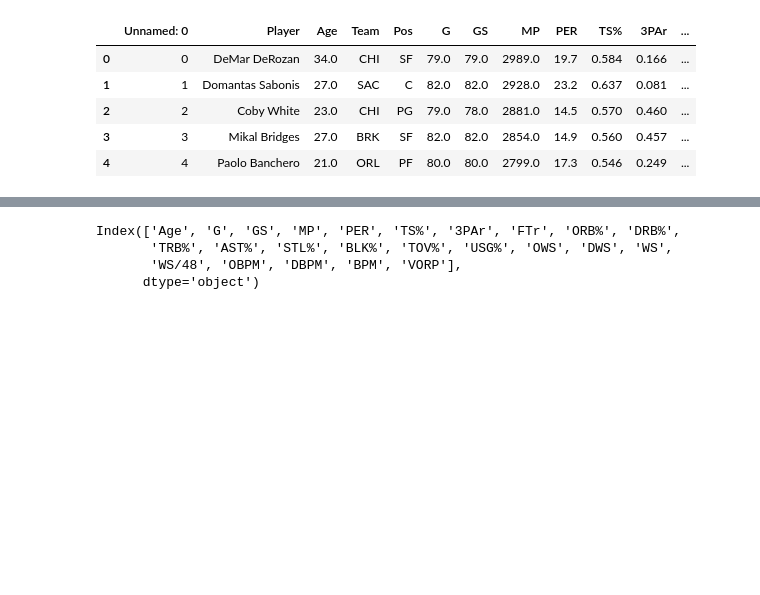
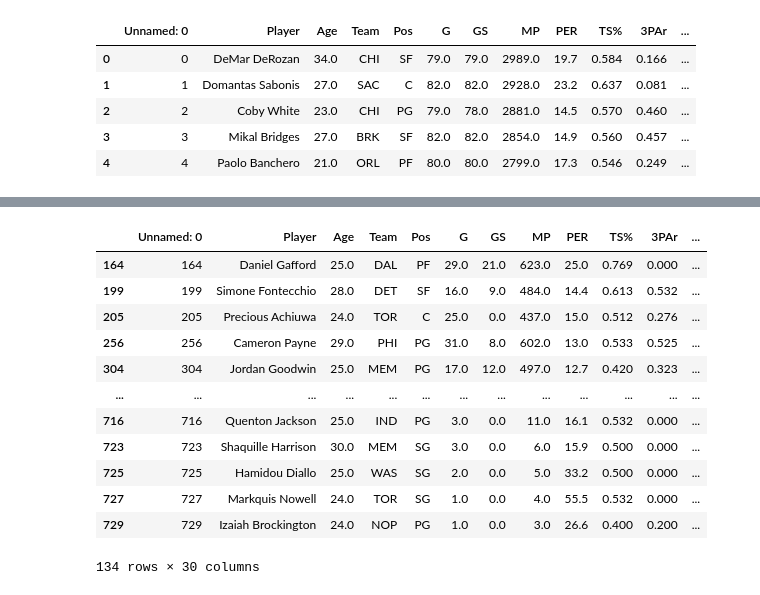
Before and after one commit to patience275/nba, a Jupyter notebook: wnba_2.ipynb, the cells around one changed output, grey strips where cells are left out. Saved outputs shown, nothing was run; the diff lists cells and outputs as text; code cells hidden in the pictures; blank space fills up the shorter version.

```diff
--- a/wnba_2.ipynb
+++ b/wnba_2.ipynb
@@ -334,7 +94,17 @@ INFO:werkzeug: * Restarting with stat
-# %%
-x.columns
-# %% [output]
-Index(['Age', 'G', 'GS', 'MP', 'PER', 'TS%', '3PAr', 'FTr', 'ORB%', 'DRB%',
-       'TRB%', 'AST%', 'STL%', 'BLK%', 'TOV%', 'USG%', 'OWS', 'DWS', 'WS',
-       'WS/48', 'OBPM', 'DBPM', 'BPM', 'VORP'],
-      dtype='object')
+# %%
+undervalued_players=df[df['undervalued']==True]
+undervalued_players
+# %% [output]
+|  | Unnamed: 0 | Player | Age | Team | Pos | G | GS | MP | PER | TS% | 3PAr | ... |
+| 164 | 164 | Daniel Gafford | 25.0 | DAL | PF | 29.0 | 21.0 | 623.0 | 25.0 | 0.769 | 0.000 | ... |
+| 199 | 199 | Simone Fontecchio | 28.0 | DET | SF | 16.0 | 9.0 | 484.0 | 14.4 | 0.613 | 0.532 | ... |
+| 205 | 205 | Precious Achiuwa | 24.0 | TOR | C | 25.0 | 0.0 | 437.0 | 15.0 | 0.512 | 0.276 | ... |
+| 256 | 256 | Cameron Payne | 29.0 | PHI | PG | 31.0 | 8.0 | 602.0 | 13.0 | 0.533 | 0.525 | ... |
+| 304 | 304 | Jordan Goodwin | 25.0 | MEM | PG | 17.0 | 12.0 | 497.0 | 12.7 | 0.420 | 0.323 | ... |
+| ... | ... | ... | ... | ... | ... | ... | ... | ... | ... | ... | ... | ... |
+| 716 | 716 | Quenton Jackson | 25.0 | IND | PG | 3.0 | 0.0 | 11.0 | 16.1 | 0.532 | 0.000 | ... |
+| 723 | 723 | Shaquille Harrison | 30.0 | MEM | SG | 3.0 | 0.0 | 6.0 | 15.9 | 0.500 | 0.000 | ... |
+| 725 | 725 | Hamidou Diallo | 25.0 | WAS | SG | 2.0 | 0.0 | 5.0 | 33.2 | 0.500 | 0.000 | ... |
+| 727 | 727 | Markquis Nowell | 24.0 | TOR | SG | 1.0 | 0.0 | 4.0 | 55.5 | 0.532 | 0.000 | ... |
+| 729 | 729 | Izaiah Brockington | 24.0 | NOP | PG | 1.0 | 0.0 | 3.0 | 26.6 | 0.400 | 0.200 | ... |
+134 rows × 30 columns
```
Also changed, not shown: parts of 43 cells of this notebook.
